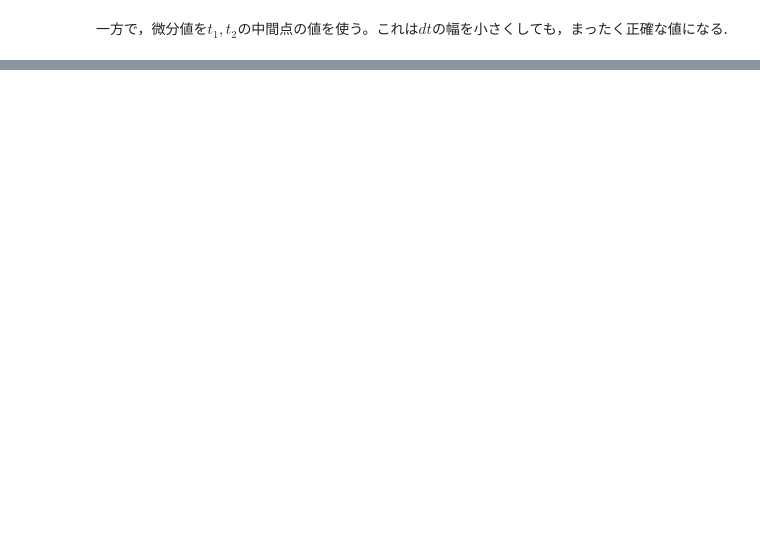
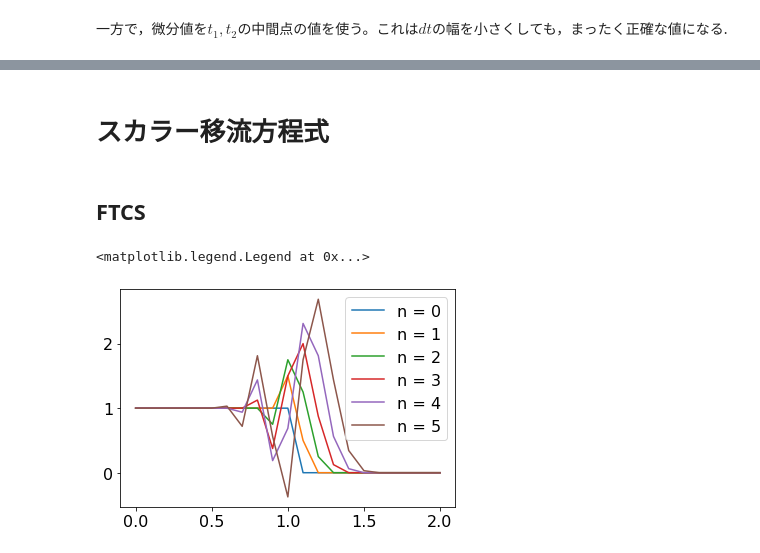
Before and after one commit to nonsabotage/LearningCFDwithPython, a Jupyter notebook: ch01_離散化の考え方.ipynb, the cells around one changed output, grey strips where cells are left out. Drawn from its saved outputs; the diff is of its cells as text; code cells hidden in the pictures; blank space fills up the shorter version.

```diff
--- a/ch01_離散化の考え方.ipynb
+++ b/ch01_離散化の考え方.ipynb
@@ -116,0 +113,27 @@ plt.show()
+# %% [markdown]
+# スカラー移流方程式
+# %% [markdown]
+## FTCS
+# %%
+c = 1
+dt = .05
+dx = .1
+jmax = 21
+nmax = 6
+
+x    = np.linspace(0, dx * (jmax - 1), jmax)
+q    = np.zeros((nmax, jmax))
+q[0] = np.where(x <= dx * jmax / 2, 1, 0)
+
+for i in range(1, nmax):
+    q[i, 0]    = q[i-1, 0]
+    q[i, jmax-1] = q[i-1, jmax-1]
+    for k in range(1, jmax-1):
+        q[i, k] = q[i-1, k] - c * dt / dx * (q[i-1,k+1] - q[i-1,k-1])
+# %%
+for i, y in enumerate(q):
+    plt.plot(x, y, label = f"n = {i}")
+plt.legend()
+# %% [output]
+<matplotlib.legend.Legend at 0x...>
+[figure, added]
```
Also changed, not shown: parts of 7 cells of this notebook.
